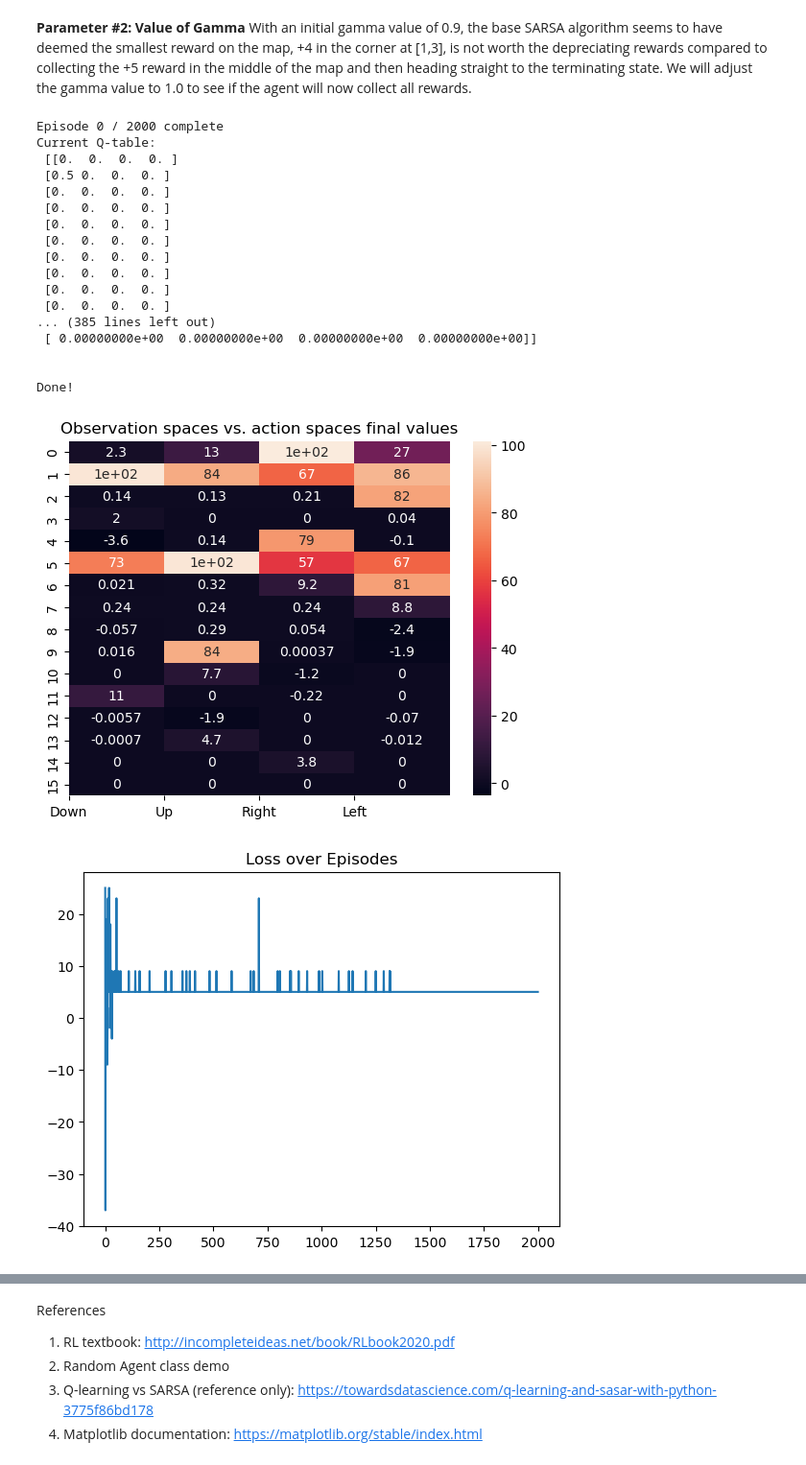
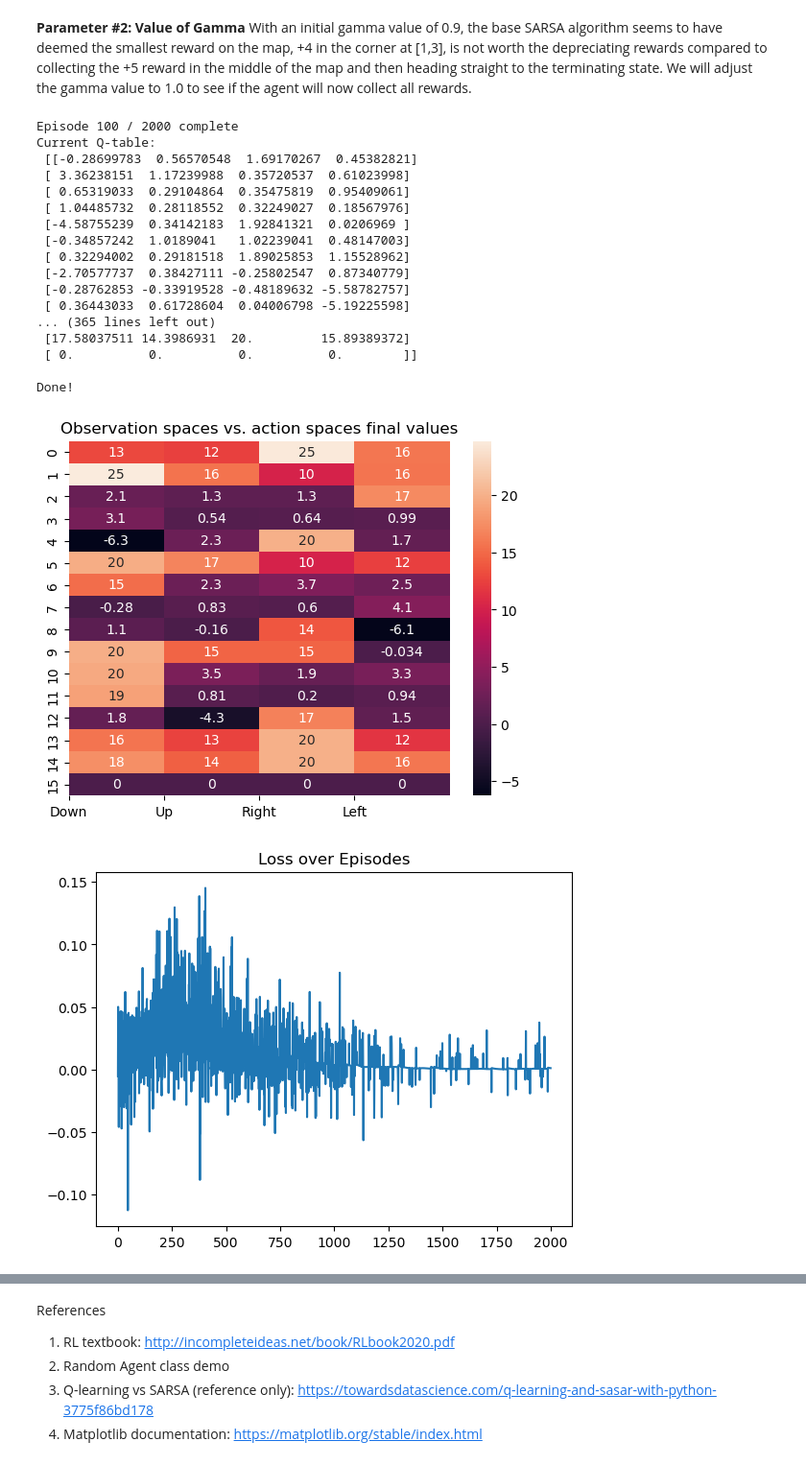
Before and after one commit to LYT922/ML-Reinforcement-Learning, a Jupyter notebook: emmawald_ylin254_assignment3_part_1_2.ipynb, the cells around one changed output, grey strips where cells are left out. Shown at 96% size. Drawn from its saved outputs; the diff is of its cells as text; code cells hidden in the pictures.

```diff
--- a/emmawald_ylin254_assignment3_part_1_2.ipynb
+++ b/emmawald_ylin254_assignment3_part_1_2.ipynb
@@ -504,52 +532,56 @@ With an initial gamma value of 0.9, the base SARSA algorithm seems to have deeme
 #define parameters
 timestep=25
 total_episodes = 2000
-alpha = 0.1
+alpha = 0.05
 gamma = 1
 epsilon = 1
-decay=(0.01/epsilon)**(1/total_episodes)
+#decay: find factor to insert in exponential such that epsilon=0.01 after 75% of episodes are completed
+#reminaing 25% of episodes to prove convergence
+decay=-np.log(0.01)/(total_episodes*0.75)
 
 #define new environment
 env = GameEnv(timestep)
 env.reset()
 
-Q, loss, reward, avg_step = SARSA(env, timestep, total_episodes, alpha, gamma, epsilon, decay)
+Q, reward, loss, avg_step = SARSA(env, timestep, total_episodes, alpha, gamma, epsilon, decay)
 # %% [output]
-Episode 0 / 2000 complete
+Episode 100 / 2000 complete
 Current Q-table:
- [[0.  0.  0.  0. ]
- [0.5 0.  0.  0. ]
- [0.  0.  0.  0. ]
- [0.  0.  0.  0. ]
- [0.  0.  0.  0. ]
- [0.  0.  0.  0. ]
- [0.  0.  0.  0. ]
- [0.  0.  0.  0. ]
- [0.  0.  0.  0. ]
- [0.  0.  0.  0. ]
-... (385 lines left out)
- [ 0.00000000e+00  0.00000000e+00  0.00000000e+00  0.00000000e+00]]
-
+ [[-0.28699783  0.56570548  1.69170267  0.45382821]
+ [ 3.36238151  1.17239988  0.35720537  0.61023998]
+ [ 0.65319033  0.29104864  0.35475819  0.95409061]
+ [ 1.04485732  0.28118552  0.32249027  0.18567976]
+ [-4.58755239  0.34142183  1.92841321  0.0206969 ]
+ [-0.34857242  1.0189041   1.02239041  0.48147003]
+ [ 0.32294002  0.29181518  1.89025853  1.15528962]
+ [-2.70577737  0.38427111 -0.25802547  0.87340779]
+ [-0.28762853 -0.33919528 -0.48189632 -5.58782757]
+ [ 0.36443033  0.61728604  0.04006798 -5.19225598]
+... (365 lines left out)
+ [17.58037511 14.3986931  20.         15.89389372]
+ [ 0.          0.          0.          0.        ]]
 
 Done!
 # %%
 #action_labels={0: "(Down)", 1:"(Up)", 2: "(Right)", 3:"(Left)"}
 
 seaborn.heatmap(Q, annot=True)
 plt.title("Observation spaces vs. action spaces final values")
 plt.xticks([0,1,2,3],['Down', 'Up', 'Right', 'Left'])
 plt.show()
 plt.plot(loss)
 plt.title("Loss over Episodes")
 plt.show()
 plt.plot(reward)
 plt.title("Reward over Episodes")
 plt.yticks(np.arange(-15, 35, step=5))
 plt.show()
-plt.plot(avg_step)
+
+xticks=np.arange(0,total_episodes, 100)
+plt.plot(xticks, avg_step)
 plt.title("Average step count every 100 episodes")
 plt.yticks(np.arange(0, 31, step=2))
 plt.show()
 # %% [output]
-[figure, old version]
+[figure, new version]
-[figure, old version]
+[figure, new version]
```
Also changed, not shown: parts of 14 cells of this notebook.
